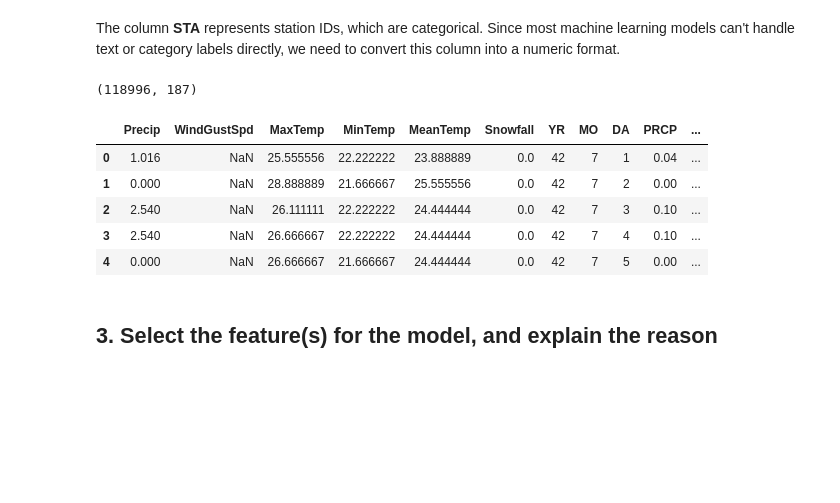
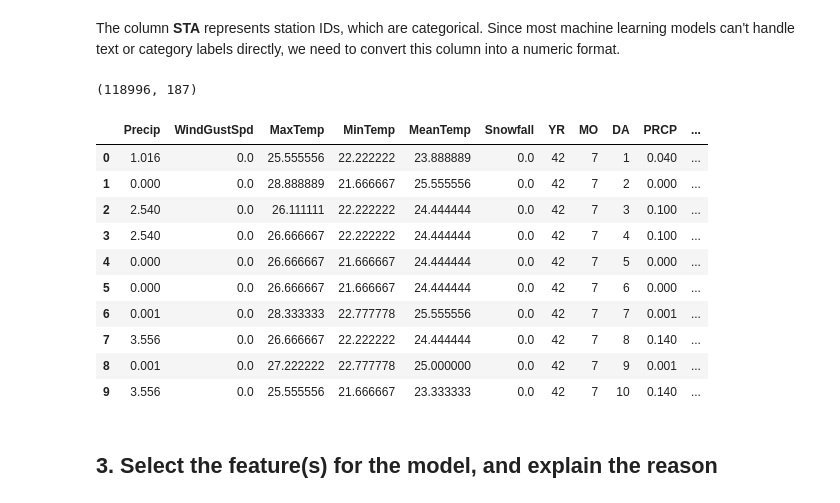
Before and after one commit to wyan170/Phase2_project, a Jupyter notebook: data-science/2. Machine Learning Project/part2_submission.ipynb, the cells around one changed output. Cells and saved outputs as stored; diff of their text form; code cells hidden in the pictures; blank space fills up the shorter version.

```diff
--- a/data-science/2. Machine Learning Project/part2_submission.ipynb
+++ b/data-science/2. Machine Learning Project/part2_submission.ipynb
@@ -7,6 +7,9 @@ import seaborn as sns
 import matplotlib.pyplot as plt
 from sklearn.model_selection import train_test_split
 %matplotlib inline
+# %%
+pd.set_option('display.max_rows', None)
+pd.set_option('display.max_columns', None)
 # %% [markdown]
 ## 1. Load and check the dataset.
 # %%
@@ -267,21 +270,14 @@ Index(['STA', 'Precip', 'WindGustSpd', 'MaxTemp', 'MinTemp', 'MeanTemp',
 # %% [markdown]
 The column **STA** represents station IDs, which are categorical. Since most machine learning models can't handle text or category labels directly, we need to convert this column into a numeric format.
 # %%
-# one-hot encoding
+#one-hot encoding
 sta_dummies = pd.get_dummies(df['STA'], prefix='STA',dtype=int)
 
 # add to the original df
 df = pd.concat([df.drop(columns=['STA']), sta_dummies], axis=1)
 print(df.shape)
-df.head(5)
 # %% [output]
 (118996, 187)
-|  | Precip | WindGustSpd | MaxTemp | MinTemp | MeanTemp | Snowfall | YR | MO | DA | PRCP | ... |
-| 0 | 1.016 | NaN | 25.555556 | 22.222222 | 23.888889 | 0.0 | 42 | 7 | 1 | 0.04 | ... |
-| 1 | 0.000 | NaN | 28.888889 | 21.666667 | 25.555556 | 0.0 | 42 | 7 | 2 | 0.00 | ... |
-| 2 | 2.540 | NaN | 26.111111 | 22.222222 | 24.444444 | 0.0 | 42 | 7 | 3 | 0.10 | ... |
-| 3 | 2.540 | NaN | 26.666667 | 22.222222 | 24.444444 | 0.0 | 42 | 7 | 4 | 0.10 | ... |
-| 4 | 0.000 | NaN | 26.666667 | 21.666667 | 24.444444 | 0.0 | 42 | 7 | 5 | 0.00 | ... |
 # %%
 # Replace NaN with 0 for the rest columns
 df['WindGustSpd'] = df['WindGustSpd'].fillna(0)
@@ -289,6 +285,20 @@ df['Snowfall'] = df['Snowfall'].fillna(0)
 df['DR'] = df['DR'].fillna(0)
 df['SND'] = df['SND'].fillna(0)
 df['PGT'] = df['PGT'].fillna(0)
+# %%
+df.head(10)
+# %% [output]
+|  | Precip | WindGustSpd | MaxTemp | MinTemp | MeanTemp | Snowfall | YR | MO | DA | PRCP | ... |
+| 0 | 1.016 | 0.0 | 25.555556 | 22.222222 | 23.888889 | 0.0 | 42 | 7 | 1 | 0.040 | ... |
+| 1 | 0.000 | 0.0 | 28.888889 | 21.666667 | 25.555556 | 0.0 | 42 | 7 | 2 | 0.000 | ... |
+| 2 | 2.540 | 0.0 | 26.111111 | 22.222222 | 24.444444 | 0.0 | 42 | 7 | 3 | 0.100 | ... |
+| 3 | 2.540 | 0.0 | 26.666667 | 22.222222 | 24.444444 | 0.0 | 42 | 7 | 4 | 0.100 | ... |
+| 4 | 0.000 | 0.0 | 26.666667 | 21.666667 | 24.444444 | 0.0 | 42 | 7 | 5 | 0.000 | ... |
+| 5 | 0.000 | 0.0 | 26.666667 | 21.666667 | 24.444444 | 0.0 | 42 | 7 | 6 | 0.000 | ... |
+| 6 | 0.001 | 0.0 | 28.333333 | 22.777778 | 25.555556 | 0.0 | 42 | 7 | 7 | 0.001 | ... |
+| 7 | 3.556 | 0.0 | 26.666667 | 22.222222 | 24.444444 | 0.0 | 42 | 7 | 8 | 0.140 | ... |
+| 8 | 0.001 | 0.0 | 27.222222 | 22.777778 | 25.000000 | 0.0 | 42 | 7 | 9 | 0.001 | ... |
+| 9 | 3.556 | 0.0 | 25.555556 | 21.666667 | 23.333333 | 0.0 | 42 | 7 | 10 | 0.140 | ... |
 # %% [markdown]
 ## 3. Select the feature(s) for the model, and explain the reason
 # %% [markdown]
```
Also changed, not shown: parts of 8 cells of this notebook.
